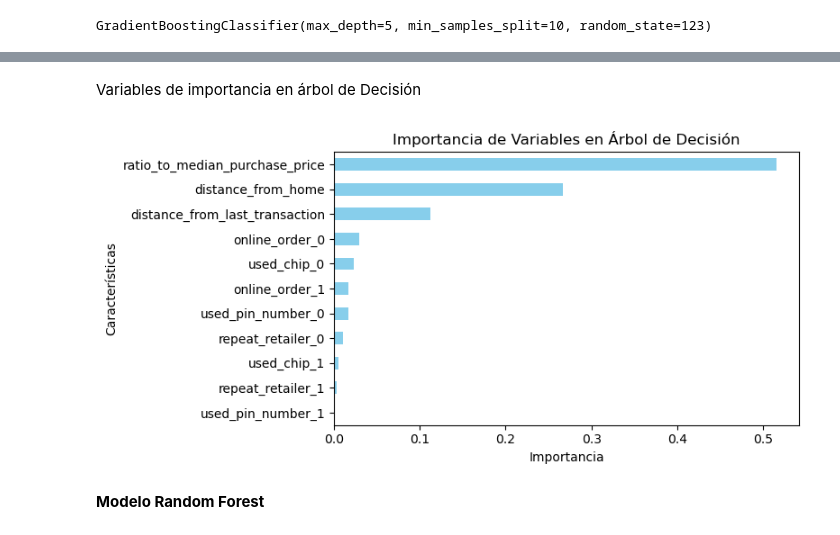
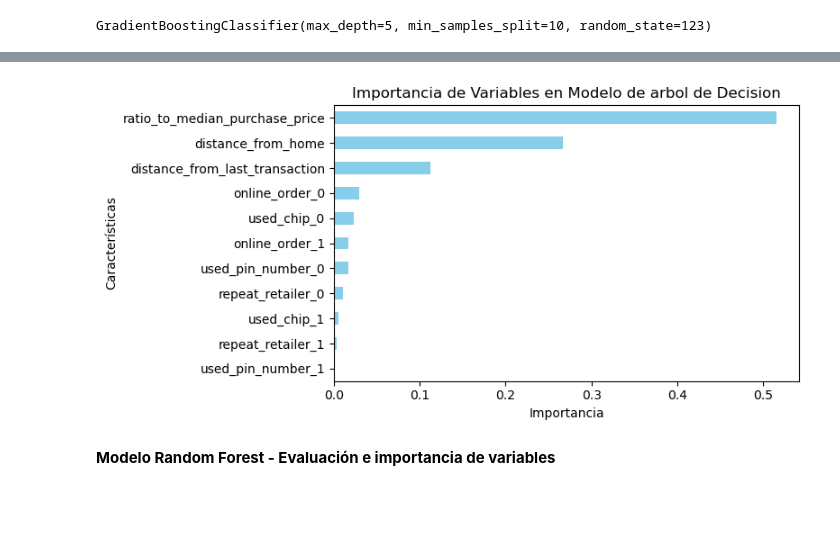
Before and after one commit to Rafa-Gamero/Machine-Learning, a Jupyter notebook: main.ipynb, the cells around one changed output, grey strips where cells are left out. Cells and saved outputs as stored; diff of their text form; code cells hidden in the pictures; blank space fills up the shorter version.

```diff
--- a/main.ipynb
+++ b/main.ipynb
@@ -308,22 +322,9 @@ evaluate_model_with_confusion(model_tree, X_test_scaled, y_test, model_name="Mod
-# %% [markdown]
-Variables de importancia en árbol de Decisión
-# %%
-# Árbol de Decisión
-tree_importance = pd.Series(best_tree_model.feature_importances_, index=X_train_resampled.columns)
-tree_importance.sort_values(ascending=True, inplace=True)
-
-# Graficar la importancia de las variables en Árbol de Decisión (horizontal)
-plt.figure(figsize=(8, 4))
-tree_importance.plot(kind='barh', color='skyblue')
-plt.title("Importancia de Variables en Árbol de Decisión")
-plt.xlabel("Importancia")
-plt.ylabel("Características")
-plt.tight_layout()
-plt.show()
-# %% [output]
-[figure, removed]
+# %%
+plot_feature_importance(best_tree_model, X_train_resampled, model_name="Modelo de arbol de Decision")
+# %% [output]
+[figure, added]
 # %% [markdown]
-**Modelo Random Forest**
+**Modelo Random Forest - Evaluación e importancia de variables**
 # %%
 evaluate_model_with_confusion(model_forest, X_test_scaled, y_test, model_name="Modelo de Random Forest")
 # %% [output]
```
Also changed, not shown: parts of 32 cells of this notebook, 1 other file.
